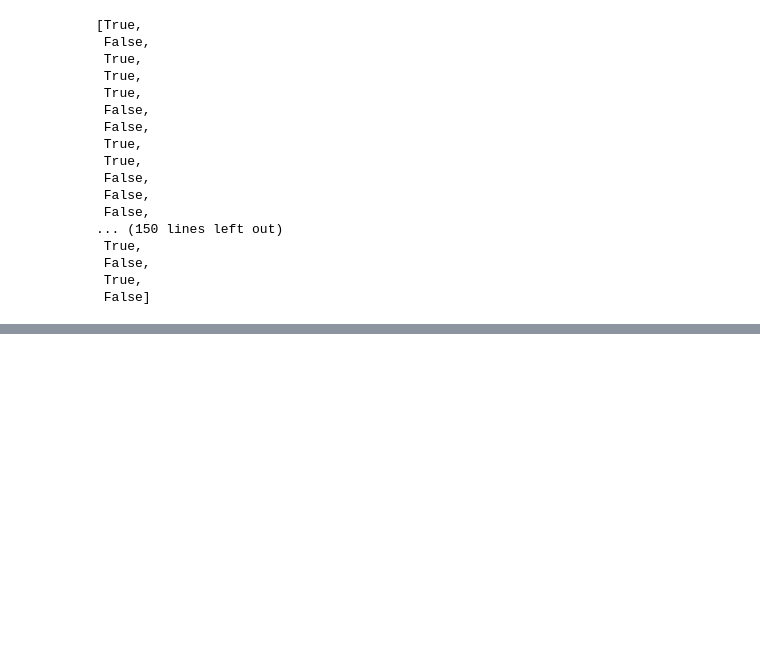
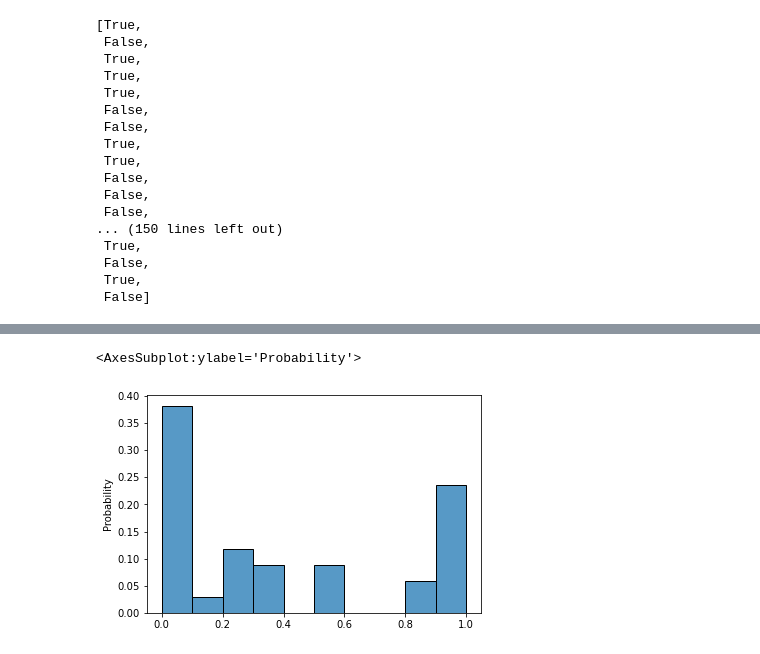
Before and after one commit to ryankkien/AttentionInElmCity-DF2022, a Jupyter notebook: CODE.ipynb, the cells around one changed output, grey strips where cells are left out. Cells and saved outputs as stored; diff of their text form; code cells hidden in the pictures; blank space fills up the shorter version.

```diff
--- a/CODE.ipynb
+++ b/CODE.ipynb
@@ -154,0 +169,12 @@ for i in notcaregroup:
+# %%
+graph = []
+for i in notcaregroup:
+    graph.append(i['proportion_complete'].max())
+sns.histplot(
+    x=graph,
+    stat='probability',
+    bins = 10
+)
+# %% [output]
+<AxesSubplot:ylabel='Probability'>
+[figure, added]
```
Also changed, not shown: parts of 16 cells of this notebook.
